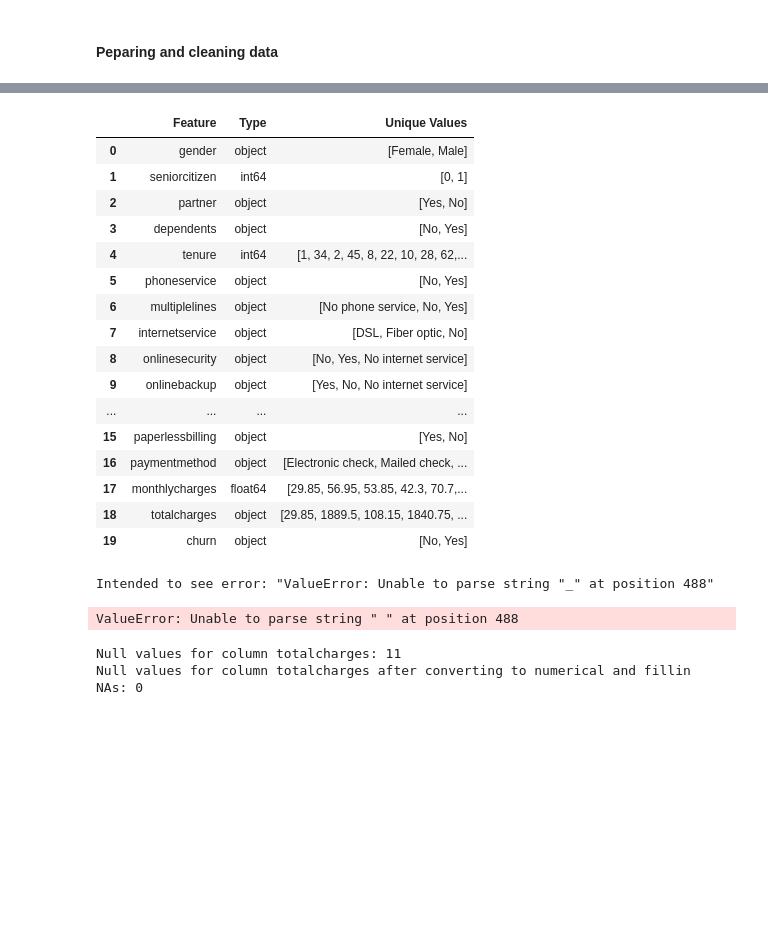
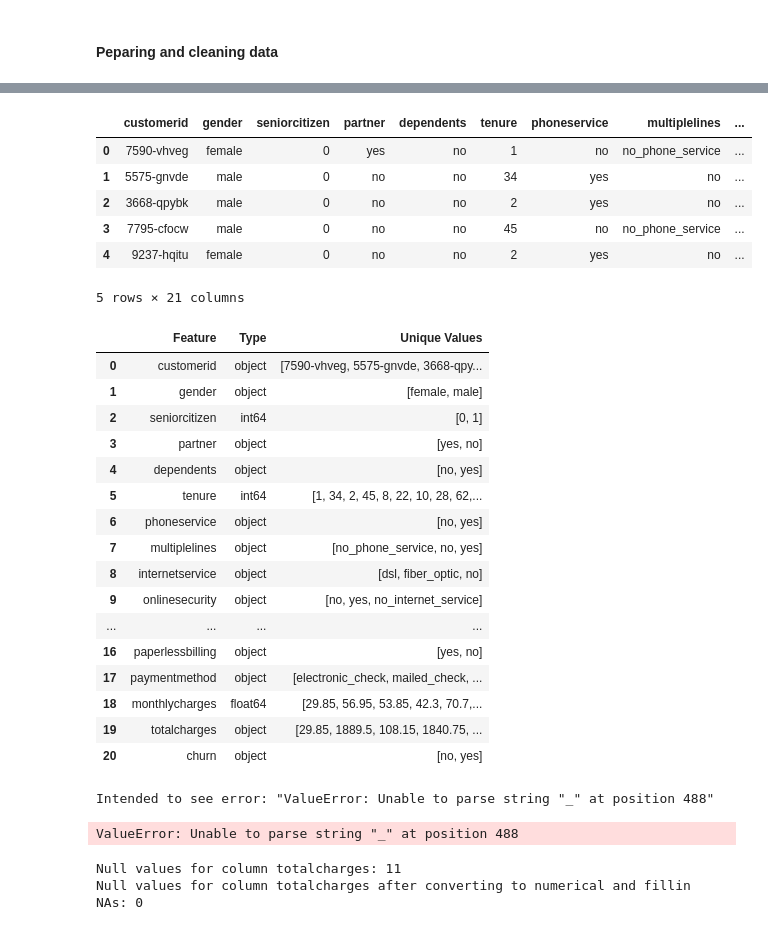
Before and after one commit to maclavijo/MLZoomcamp, a Jupyter notebook: Week3/Customer churn prediction.ipynb, the cells around one changed output, grey strips where cells are left out. Saved outputs shown, nothing was run; the diff lists cells and outputs as text; code cells hidden in the pictures; blank space fills up the shorter version.

```diff
--- a/Week3/Customer churn prediction.ipynb
+++ b/Week3/Customer churn prediction.ipynb
@@ -45,37 +42,51 @@ df.head().T
 # %%
 # standarize data, replace spaces by _ in Column anmes and data
 
 df.columns = df.columns.str.lower().str.replace(' ','_')
 
-rows = []
-for col in df.columns:
-    rows.append([col,df[col].dtype, df[col].unique()])
-pd.DataFrame(rows, columns=['Feature', 'Type', 'Unique Values'])
+categCols = df.select_dtypes('object').columns.to_list()
+
+for col in categCols:
+    df[col] = df[col].str.lower().str.replace(' ','_')
+df.head()
 # %% [output]
-|  | Feature | Type | Unique Values |
-| 0 | gender | object | [Female, Male] |
-| 1 | seniorcitizen | int64 | [0, 1] |
-| 2 | partner | object | [Yes, No] |
-| 3 | dependents | object | [No, Yes] |
-| 4 | tenure | int64 | [1, 34, 2, 45, 8, 22, 10, 28, 62,... |
-| 5 | phoneservice | object | [No, Yes] |
-| 6 | multiplelines | object | [No phone service, No, Yes] |
-| 7 | internetservice | object | [DSL, Fiber optic, No] |
-| 8 | onlinesecurity | object | [No, Yes, No internet service] |
-| 9 | onlinebackup | object | [Yes, No, No internet service] |
-| ... | ... | ... | ... |
-| 15 | paperlessbilling | object | [Yes, No] |
-| 16 | paymentmethod | object | [Electronic check, Mailed check, ... |
-| 17 | monthlycharges | float64 | [29.85, 56.95, 53.85, 42.3, 70.7,... |
-| 18 | totalcharges | object | [29.85, 1889.5, 108.15, 1840.75, ... |
-| 19 | churn | object | [No, Yes] |
+|  | customerid | gender | seniorcitizen | partner | dependents | tenure | phoneservice | multiplelines | ... |
+| 0 | 7590-vhveg | female | 0 | yes | no | 1 | no | no_phone_service | ... |
+| 1 | 5575-gnvde | male | 0 | no | no | 34 | yes | no | ... |
+| 2 | 3668-qpybk | male | 0 | no | no | 2 | yes | no | ... |
+| 3 | 7795-cfocw | male | 0 | no | no | 45 | no | no_phone_service | ... |
+| 4 | 9237-hqitu | female | 0 | no | no | 2 | yes | no | ... |
+5 rows × 21 columns
+# %%
+rows = []
+for col in df.columns:
+    rows.append([col,df[col].dtype, df[col].unique()])
+pd.DataFrame(rows, columns=['Feature', 'Type', 'Unique Values'])
+# %% [output]
+|  | Feature | Type | Unique Values |
+| 0 | customerid | object | [7590-vhveg, 5575-gnvde, 3668-qpy... |
+| 1 | gender | object | [female, male] |
+| 2 | seniorcitizen | int64 | [0, 1] |
+| 3 | partner | object | [yes, no] |
+| 4 | dependents | object | [no, yes] |
+| 5 | tenure | int64 | [1, 34, 2, 45, 8, 22, 10, 28, 62,... |
+| 6 | phoneservice | object | [no, yes] |
+| 7 | multiplelines | object | [no_phone_service, no, yes] |
+| 8 | internetservice | object | [dsl, fiber_optic, no] |
+| 9 | onlinesecurity | object | [no, yes, no_internet_service] |
+| ... | ... | ... | ... |
+| 16 | paperlessbilling | object | [yes, no] |
+| 17 | paymentmethod | object | [electronic_check, mailed_check, ... |
+| 18 | monthlycharges | float64 | [29.85, 56.95, 53.85, 42.3, 70.7,... |
+| 19 | totalcharges | object | [29.85, 1889.5, 108.15, 1840.75, ... |
+| 20 | churn | object | [no, yes] |
 # %%
 # Checking Column totalcharges
 print('Intended to see error: \"ValueError: Unable to parse string \"_\" at position 488\"')
 pd.to_numeric(df.totalcharges)
 # %% [output]
 Intended to see error: "ValueError: Unable to parse string "_" at position 488"
-ValueError: Unable to parse string " " at position 488
+ValueError: Unable to parse string "_" at position 488
 # %%
 # Error shows a '_' that can't be converted
 df.totalcharges = pd.to_numeric(df.totalcharges, errors='coerce')
```
Also changed, not shown: parts of 53 cells of this notebook.
